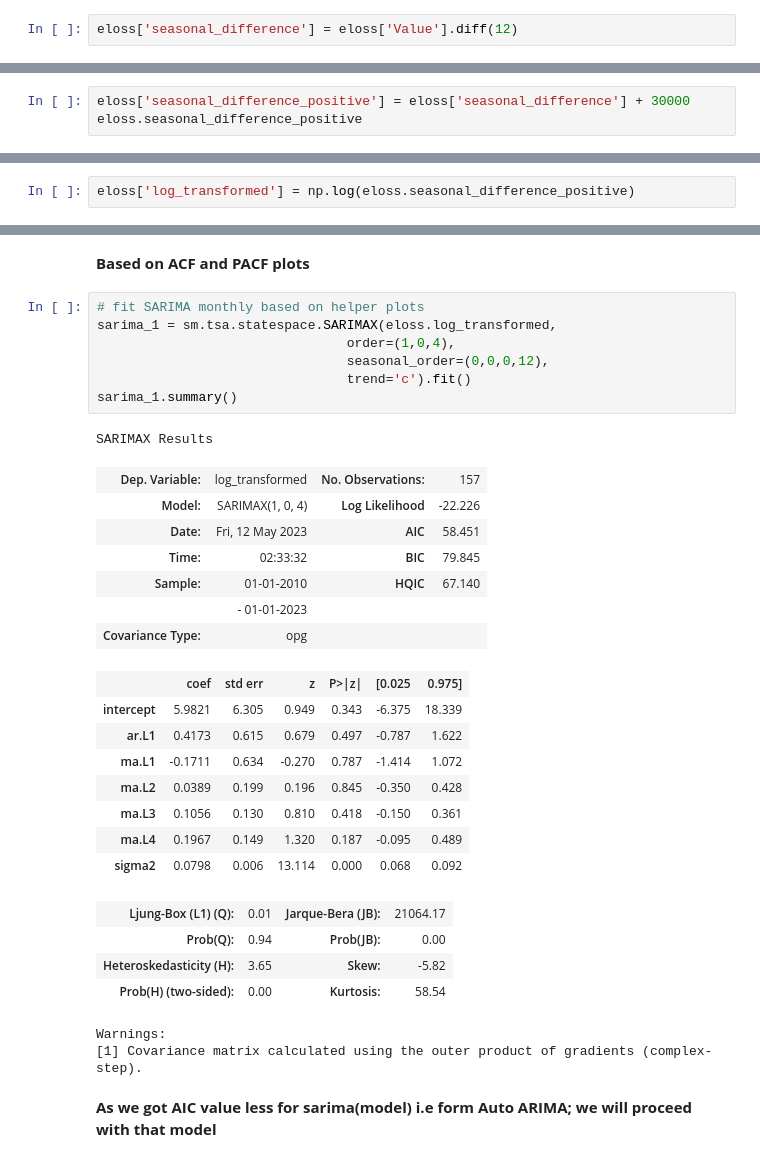
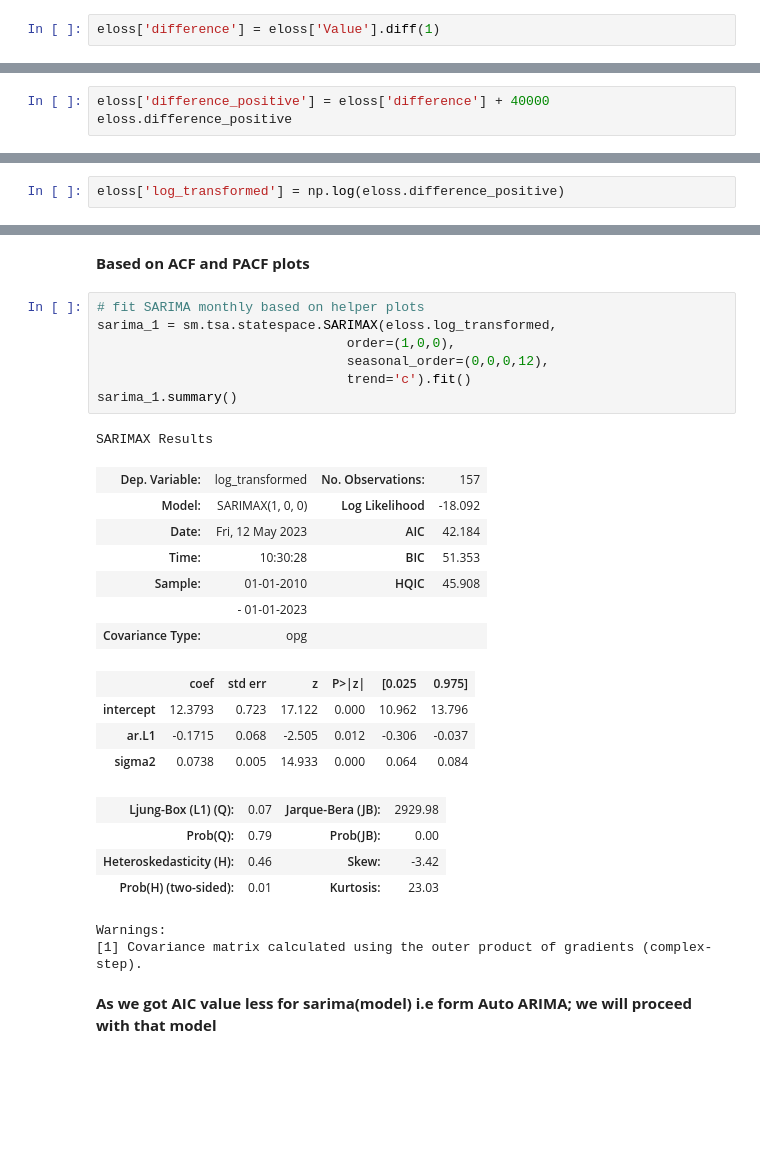
Before and after one commit to suryapraneeth18/Energy-Consumption-Time-Series-Forecasting, a Jupyter notebook: Eloss_ARMA.ipynb, the cells around one changed output, grey strips where cells are left out. Cells and saved outputs as stored; diff of their text form; blank space fills up the shorter version.

```diff
--- a/Eloss_ARMA.ipynb
+++ b/Eloss_ARMA.ipynb
@@ -220,6 +215,6 @@ dtype: float64
 # %% [markdown]
 **Making Time Series statioanry by making necessary transformations**
 # %%
-eloss['seasonal_difference'] = eloss['Value'].diff(12)
+eloss['difference'] = eloss['Value'].diff(1)
 # %%
 fig, ax = plt.subplots(figsize=(18,5))
@@ -230,5 +225,2 @@ plt.show()
 # %% [markdown]
 **Making all the values positive to apply log transformation**
-# %%
-eloss['seasonal_difference_positive'] = eloss['seasonal_difference'] + 30000
-eloss.seasonal_difference_positive
@@ -248,0 +227,3 @@ Name: seasonal_difference_positive, Length: 157, dtype: float64
+# %%
+eloss['difference_positive'] = eloss['difference'] + 40000
+eloss.difference_positive
@@ -249,5 +244,5 @@ Name: seasonal_difference_positive, Length: 157, dtype: float64
 # %%
-eloss['log_transformed'] = np.log(eloss.seasonal_difference_positive)
+eloss['log_transformed'] = np.log(eloss.difference_positive)
 # %%
 fig, ax = plt.subplots(figsize=(15,5))
 ax.plot(eloss.log_transformed, c='#48A1FA')
@@ -538,31 +517,27 @@ Best seasonal order: (0, 0, 0, 12)
 # %%
 # fit SARIMA monthly based on helper plots
 sarima_1 = sm.tsa.statespace.SARIMAX(eloss.log_transformed,
-                                order=(1,0,4),
+                                order=(1,0,0),
                                 seasonal_order=(0,0,0,12),
                                 trend='c').fit()
 sarima_1.summary()
 # %% [output]
 SARIMAX Results
 | Dep. Variable: | log_transformed | No. Observations: | 157 |
-| Model: | SARIMAX(1, 0, 4) | Log Likelihood | -22.226 |
-| Date: | Fri, 12 May 2023 | AIC | 58.451 |
-| Time: | 02:33:32 | BIC | 79.845 |
-| Sample: | 01-01-2010 | HQIC | 67.140 |
+| Model: | SARIMAX(1, 0, 0) | Log Likelihood | -18.092 |
+| Date: | Fri, 12 May 2023 | AIC | 42.184 |
+| Time: | 10:30:28 | BIC | 51.353 |
+| Sample: | 01-01-2010 | HQIC | 45.908 |
 |  | - 01-01-2023 |  |  |
 | Covariance Type: | opg |  |  |
 |  | coef | std err | z | P>|z| | [0.025 | 0.975] |
-| intercept | 5.9821 | 6.305 | 0.949 | 0.343 | -6.375 | 18.339 |
-| ar.L1 | 0.4173 | 0.615 | 0.679 | 0.497 | -0.787 | 1.622 |
-| ma.L1 | -0.1711 | 0.634 | -0.270 | 0.787 | -1.414 | 1.072 |
-| ma.L2 | 0.0389 | 0.199 | 0.196 | 0.845 | -0.350 | 0.428 |
-| ma.L3 | 0.1056 | 0.130 | 0.810 | 0.418 | -0.150 | 0.361 |
-| ma.L4 | 0.1967 | 0.149 | 1.320 | 0.187 | -0.095 | 0.489 |
-| sigma2 | 0.0798 | 0.006 | 13.114 | 0.000 | 0.068 | 0.092 |
+| intercept | 12.3793 | 0.723 | 17.122 | 0.000 | 10.962 | 13.796 |
+| ar.L1 | -0.1715 | 0.068 | -2.505 | 0.012 | -0.306 | -0.037 |
+| sigma2 | 0.0738 | 0.005 | 14.933 | 0.000 | 0.064 | 0.084 |
-| Ljung-Box (L1) (Q): | 0.01 | Jarque-Bera (JB): | 21064.17 |
-| Prob(Q): | 0.94 | Prob(JB): | 0.00 |
-| Heteroskedasticity (H): | 3.65 | Skew: | -5.82 |
-| Prob(H) (two-sided): | 0.00 | Kurtosis: | 58.54 |
+| Ljung-Box (L1) (Q): | 0.07 | Jarque-Bera (JB): | 2929.98 |
+| Prob(Q): | 0.79 | Prob(JB): | 0.00 |
+| Heteroskedasticity (H): | 0.46 | Skew: | -3.42 |
+| Prob(H) (two-sided): | 0.01 | Kurtosis: | 23.03 |
 Warnings:
 [1] Covariance matrix calculated using the outer product of gradients (complex-step).
 # %% [markdown]
```
Also changed, not shown: parts of 29 cells of this notebook.
